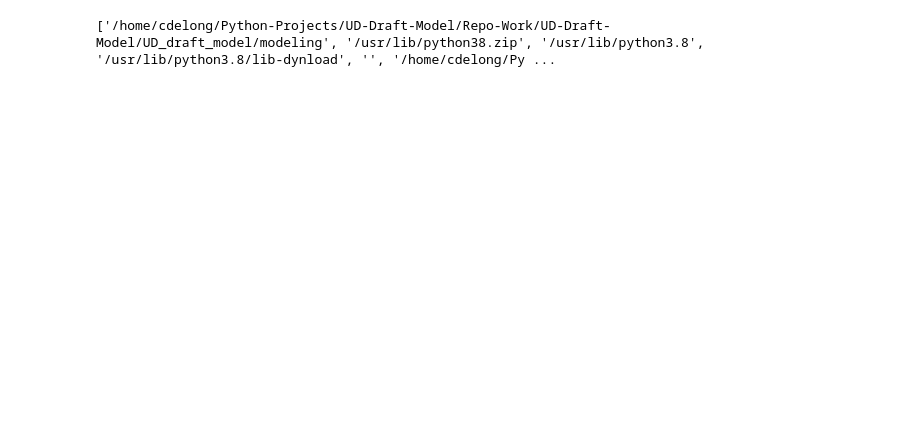
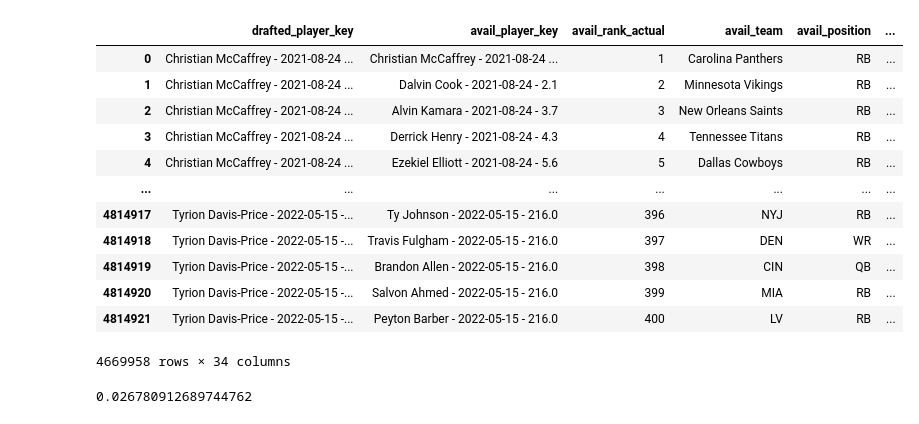
Before and after one commit to ConnorDeLong/Underdog-FF-Draft-Prediction, a Jupyter notebook: UD_draft_model/modeling/create_model.ipynb, the cells around one changed output. Cells and saved outputs as stored; diff of their text form; code cells hidden in the pictures; blank space fills up the shorter version.

Commit message:
added experimentation with adjusting the probability estimates for a given model

```diff
--- a/UD_draft_model/modeling/create_model.ipynb
+++ b/UD_draft_model/modeling/create_model.ipynb
@@ -35,5 +54,48 @@ ModuleNotFoundError: No module named 'data_processing'
-# %%
-import sys
-print(sys.path)
-# %% [output]
-['/home/cdelong/Python-Projects/UD-Draft-Model/Repo-Work/UD-Draft-Model/UD_draft_model/modeling', '/usr/lib/python38.zip', '/usr/lib/python3.8', '/usr/lib/python3.8/lib-dynload', '', '/home/cdelong/Py ...
+# %%
+def _add_current_rank(df: pd.DataFrame) -> pd.DataFrame:
+    """
+    Adds derived rank for each draft/player based off adp.
+    Note that even early round derived ranks won't align
+    with actual due to multiple players having the same ADP.
+    """
+
+    by_vars = ['draft_id', 'number']
+
+    df = df.copy()
+    # df.sort_values(by=[by_vars, 'avail_rank_actual'], inplace=True)
+
+    df['avail_cur_rank_actual'] = 1
+    df['avail_cur_rank_actual'] = df.groupby(by_vars)['avail_cur_rank_actual'].cumsum()
+
+    # df.sort_values(by=[by_var, 'number'], inplace=True)
+
+    return df
+
+df_model = _add_current_rank(df_final)
+
+df_model['picks_btwn'] = df_model['next_pick_number'] - df_model['number']
+df_model['diff_cur_rank_picks_btwn'] = df_model['avail_cur_rank_actual'] -\
+                                        df_model['picks_btwn']
+
+ind_rank_btwn = np.where(df_model['diff_cur_rank_picks_btwn'] <=0, 1, 0)
+df_model['ind_rank_btwn'] = ind_rank_btwn
+
+df_model['ind_picked'] = np.where(df_model['ind_avail'] == 1, 0, 1)
+df_model['ind_picked_v2'] = np.where(df_model['drafted_player_key'] == df_model['avail_player_key']
+                                , 1, 0)
+
+df_model
+# %% [output]
+|  | drafted_player_key | avail_player_key | avail_rank_actual | avail_team | avail_position | ... |
+| 0 | Christian McCaffrey - 2021-08-24 ... | Christian McCaffrey - 2021-08-24 ... | 1 | Carolina Panthers | RB | ... |
+| 1 | Christian McCaffrey - 2021-08-24 ... | Dalvin Cook - 2021-08-24 - 2.1 | 2 | Minnesota Vikings | RB | ... |
+| 2 | Christian McCaffrey - 2021-08-24 ... | Alvin Kamara - 2021-08-24 - 3.7 | 3 | New Orleans Saints | RB | ... |
+| 3 | Christian McCaffrey - 2021-08-24 ... | Derrick Henry - 2021-08-24 - 4.3 | 4 | Tennessee Titans | RB | ... |
+| 4 | Christian McCaffrey - 2021-08-24 ... | Ezekiel Elliott - 2021-08-24 - 5.6 | 5 | Dallas Cowboys | RB | ... |
+| ... | ... | ... | ... | ... | ... | ... |
+| 4814917 | Tyrion Davis-Price - 2022-05-15 -... | Ty Johnson - 2022-05-15 - 216.0 | 396 | NYJ | RB | ... |
+| 4814918 | Tyrion Davis-Price - 2022-05-15 -... | Travis Fulgham - 2022-05-15 - 216.0 | 397 | DEN | WR | ... |
+| 4814919 | Tyrion Davis-Price - 2022-05-15 -... | Brandon Allen - 2022-05-15 - 216.0 | 398 | CIN | QB | ... |
+| 4814920 | Tyrion Davis-Price - 2022-05-15 -... | Salvon Ahmed - 2022-05-15 - 216.0 | 399 | MIA | RB | ... |
+| 4814921 | Tyrion Davis-Price - 2022-05-15 -... | Peyton Barber - 2022-05-15 - 216.0 | 400 | LV | RB | ... |
+4669958 rows × 34 columns
@@ -39,0 +129,13 @@ print(sys.path)
+# %%
+log = LogisticRegression(fit_intercept=True)
+log = log.fit(x_train, y_train)
+
+y_pred = log.predict(x_test)
+
+y_pred_prob = log.predict_proba(x_test)
+y_pred_prob = y_pred_prob[:,1]
+
+loss = brier_score_loss(y_test, y_pred_prob)
+loss
+# %% [output]
+0.026780912689744762
```
Also changed, not shown: parts of 17 cells of this notebook, 1 other file.
